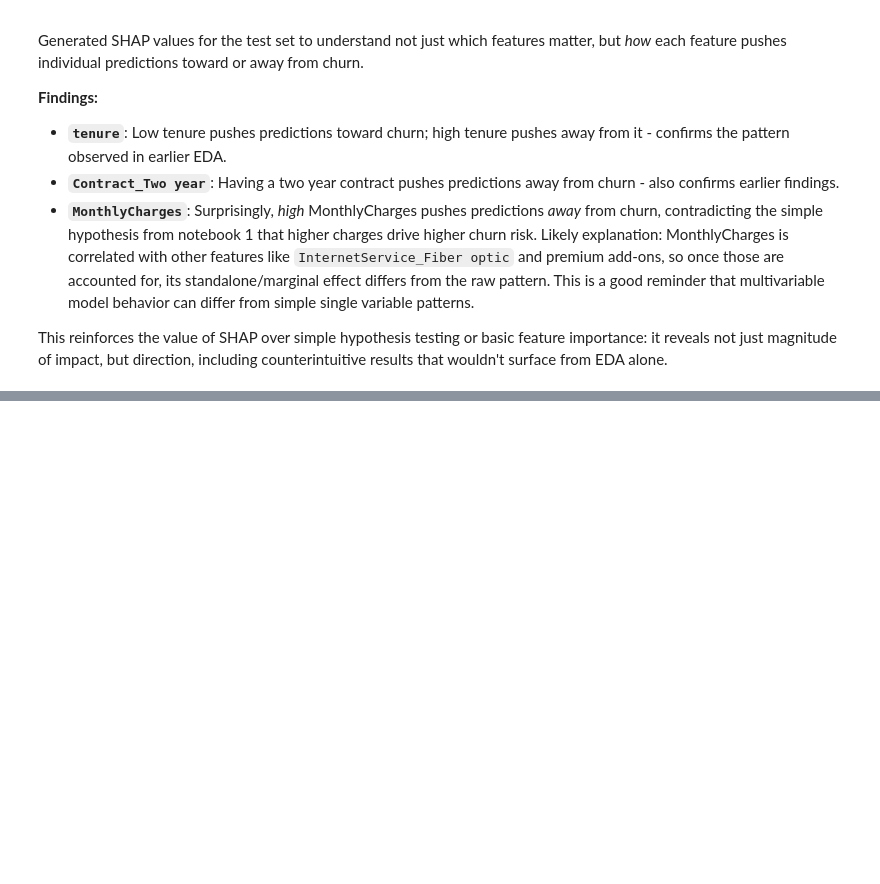
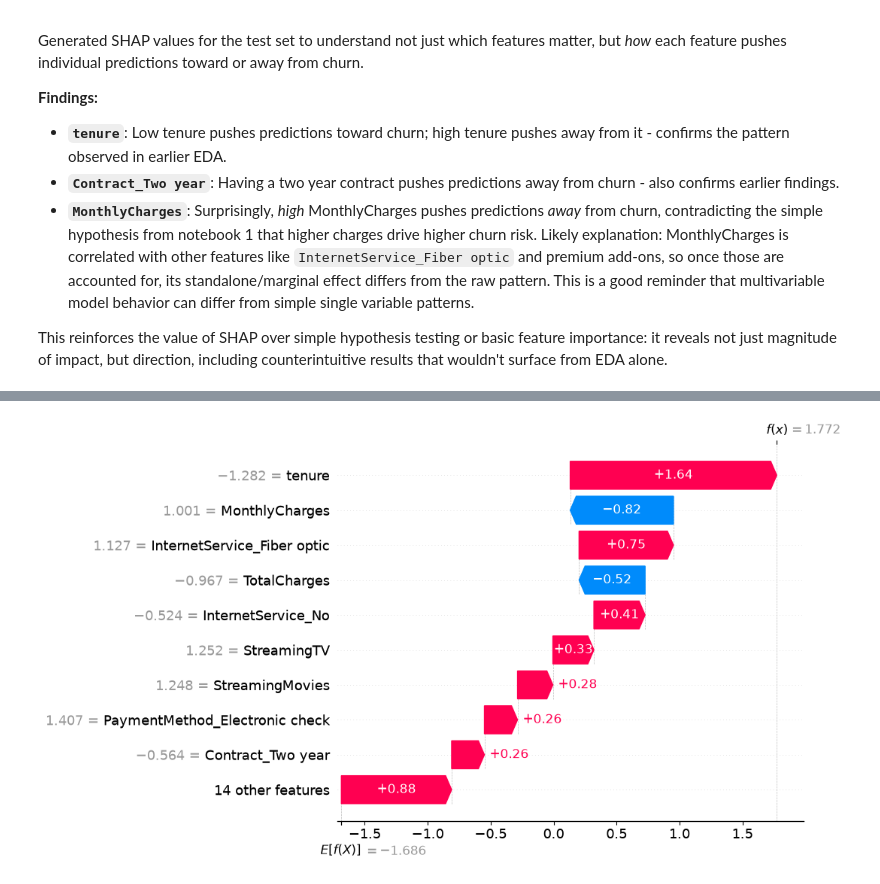
Before and after one commit to spencerbetchey/customer-churn-prediction, a Jupyter notebook: notebooks/04_model_explanation.ipynb, the cells around one changed output, grey strips where cells are left out. Drawn from its saved outputs; the diff is of its cells as text; code cells hidden in the pictures; blank space fills up the shorter version.

```diff
--- a/notebooks/04_model_explanation.ipynb
+++ b/notebooks/04_model_explanation.ipynb
@@ -53,0 +64,2 @@ wouldn't surface from EDA alone.
+# %%
+X_test_scaled_df = pd.DataFrame(X_test_scaled, columns=X.columns)
@@ -53,0 +71,4 @@ wouldn't surface from EDA alone.
+# %%
+shap.plots.waterfall(shap_values[high_risk_index])
+# %% [output]
+[figure, added]
```
Also changed, not shown: parts of 4 cells of this notebook.
